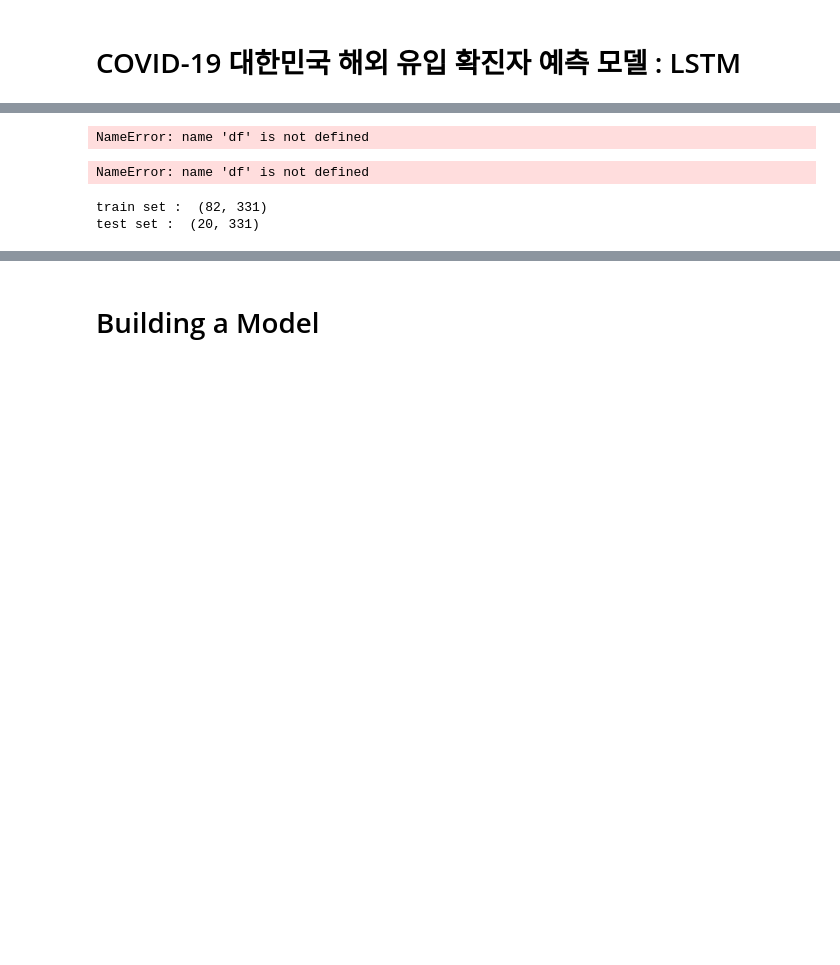
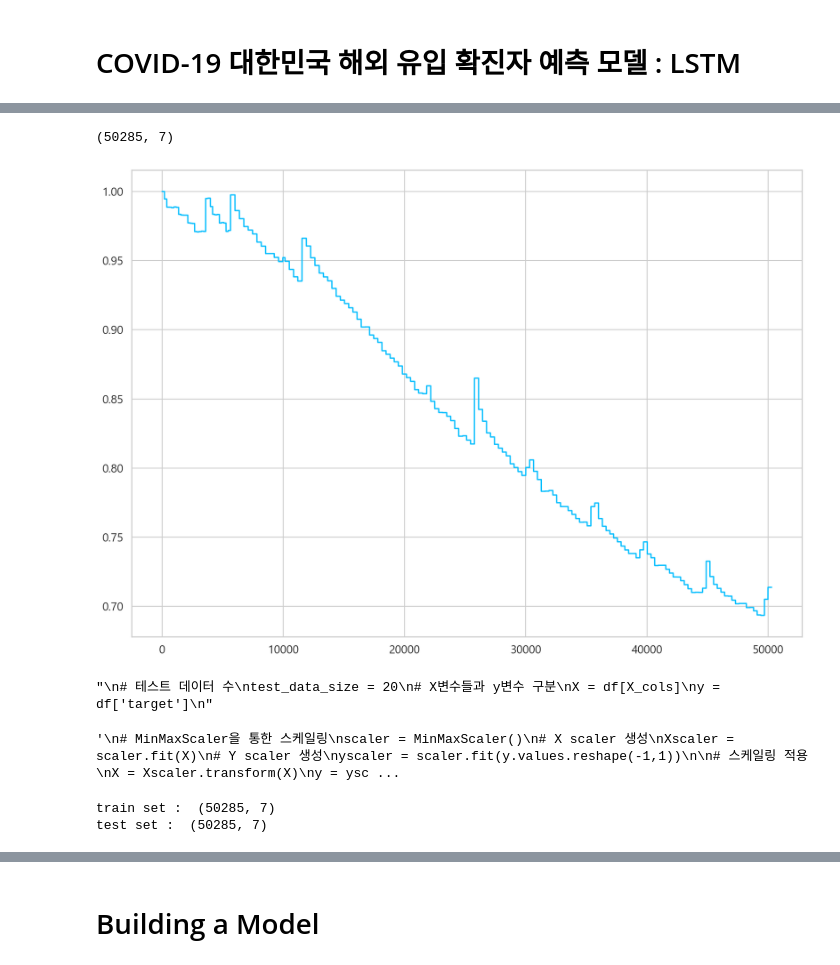
Before and after one commit to robertchoi/BatteryDatasetImplementation, a Jupyter notebook: omona/lstm_pytorch.ipynb, the cells around one changed output, grey strips where cells are left out. Cells and saved outputs as stored; diff of their text form; code cells hidden in the pictures; blank space fills up the shorter version.

```diff
--- a/omona/lstm_pytorch.ipynb
+++ b/omona/lstm_pytorch.ipynb
@@ -41,17 +193,38 @@ rc('font', family=font_name)
+# %%
+'''
+test_data_size = 30
+
+train_data = dataset[:-test_data_size]
+test_data = dataset[-test_data_size:]
+'''
+#sohs = ['time']
+y_train = soh
+y_test = pred_soh
+
+X_train = train_datasetpd
+X_test = pred_train_datasetpd
+
+print(X_train.shape)
+plt.plot(y_train)
+plt.show()
+# %% [output]
+(50285, 7)
+[figure, added]
 # %%
-X_cols = list(df.columns)
-X_cols.remove('target')
+#X_cols = list(df.columns)
+#X_cols.remove('target')
-# %% [output]
-NameError: name 'df' is not defined
 # %%
+'''
 # 테스트 데이터 수
 test_data_size = 20
 # X변수들과 y변수 구분
 X = df[X_cols]
 y = df['target']
+'''
 # %% [output]
-NameError: name 'df' is not defined
+"\n# 테스트 데이터 수\ntest_data_size = 20\n# X변수들과 y변수 구분\nX = df[X_cols]\ny = df['target']\n"
 # %%
+'''
 # MinMaxScaler을 통한 스케일링
 scaler = MinMaxScaler()
 # X scaler 생성
@@ -66,12 +239,20 @@ y = yscaler.transform(y.values.reshape(-1,1))
 # Train, Test set split
 X_train, X_test = X[:-test_data_size], X[-test_data_size:]
 y_train, y_test = y[:-test_data_size].flatten(), y[-test_data_size:].flatten()
+'''
+# %% [output]
+'\n# MinMaxScaler을 통한 스케일링\nscaler = MinMaxScaler()\n# X scaler 생성\nXscaler = scaler.fit(X)\n# Y scaler 생성\nyscaler = scaler.fit(y.values.reshape(-1,1))\n\n# 스케일링 적용\nX = Xscaler.transform(X)\ny = ysc ...
 # %%
+X_train = np.array(X_train)
+y_train= np.array(y_train)
+X_test = np.array(X_test)
+y_test = np.array(y_test)
+
 print("train set : ", X_train.shape)
 print("test set : ", X_test.shape)
 # %% [output]
-train set :  (82, 331)
-test set :  (20, 331)
+train set :  (50285, 7)
+test set :  (50285, 7)
 # %%
 # LSTM 사용을 위한 시퀀스 데이터 형성 함수
 
```
Also changed, not shown: parts of 8 cells of this notebook.
